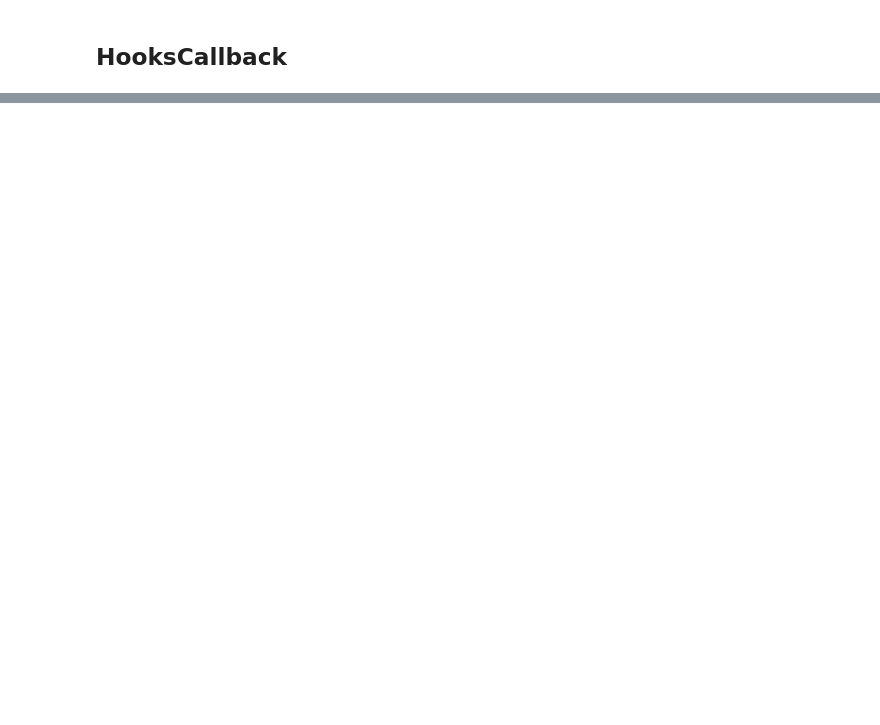
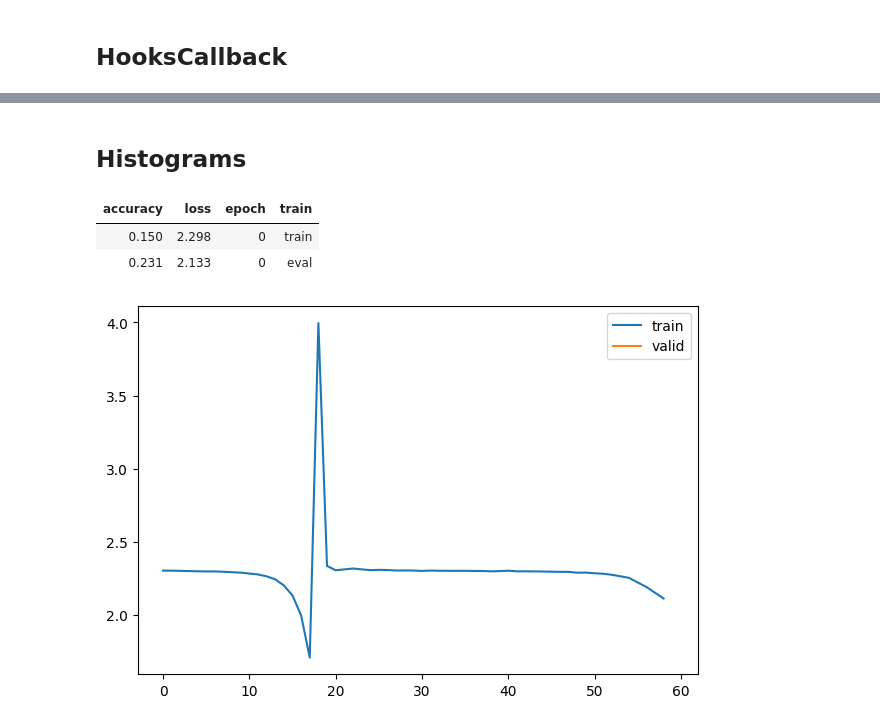
Before and after one commit to conscioustahoe/gradients, a Jupyter notebook: activations.ipynb, the cells around one changed output, grey strips where cells are left out. Drawn from its saved outputs; the diff is of its cells as text; code cells hidden in the pictures; blank space fills up the shorter version.

```diff
--- a/activations.ipynb
+++ b/activations.ipynb
@@ -346,0 +347,19 @@ plt.legend(range(6));
+# %% [markdown]
+## Histograms
+# %%
+def append_stats(hook, mod, inp, outp):
+    if not hasattr(hook,'stats'): hook.stats = ([],[],[])
+    acts = to_cpu(outp)
+    hook.stats[0].append(acts.mean())
+    hook.stats[1].append(acts.std())
+    hook.stats[2].append(acts.abs().histc(40,0,10))
+# %%
+set_seed(1)
+model = nn.Sequential(*cnn_layers())
+hc = HooksCallback(append_stats, mod_filter=fc.risinstance(nn.Conv2d))
+fit(model, xtra_cbs=[hc]);
+# %% [output]
+| accuracy | loss | epoch | train |
+| 0.150 | 2.298 | 0 | train |
+| 0.231 | 2.133 | 0 | eval |
+[figure, added]
```
Also changed, not shown: parts of 23 cells of this notebook.
